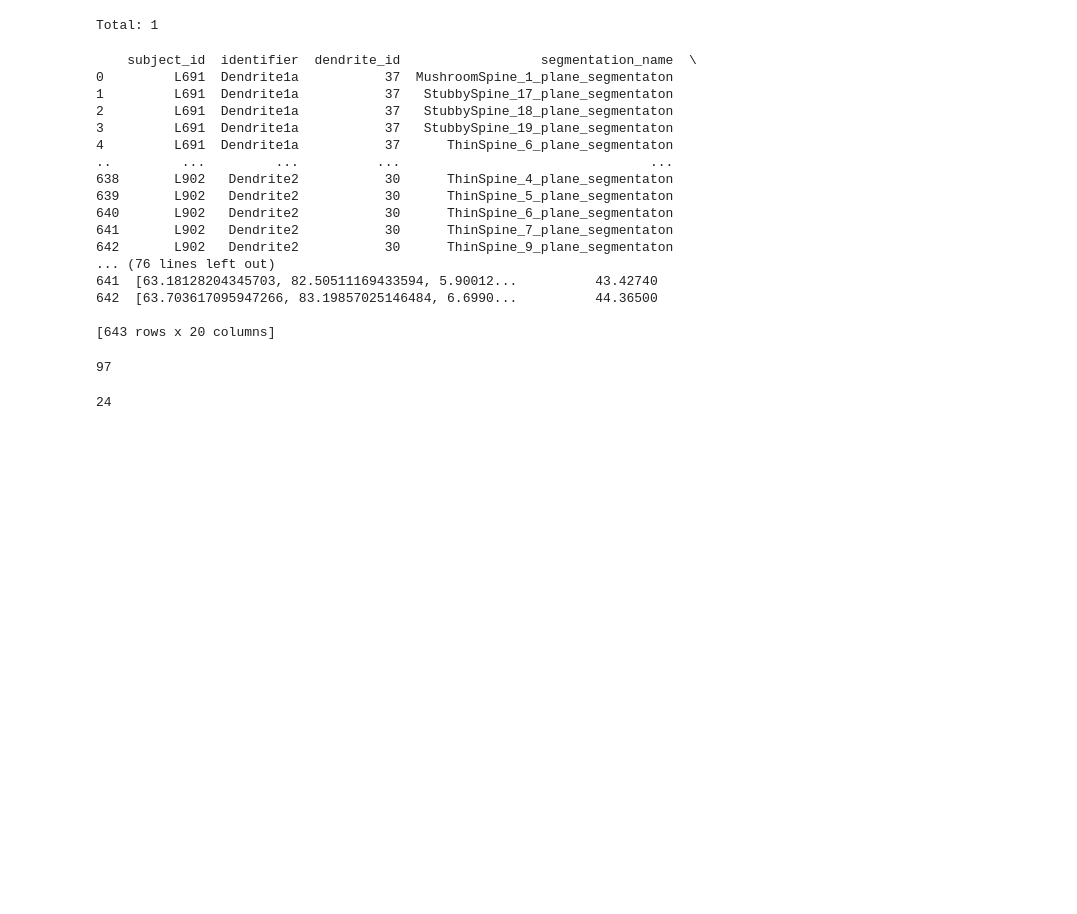
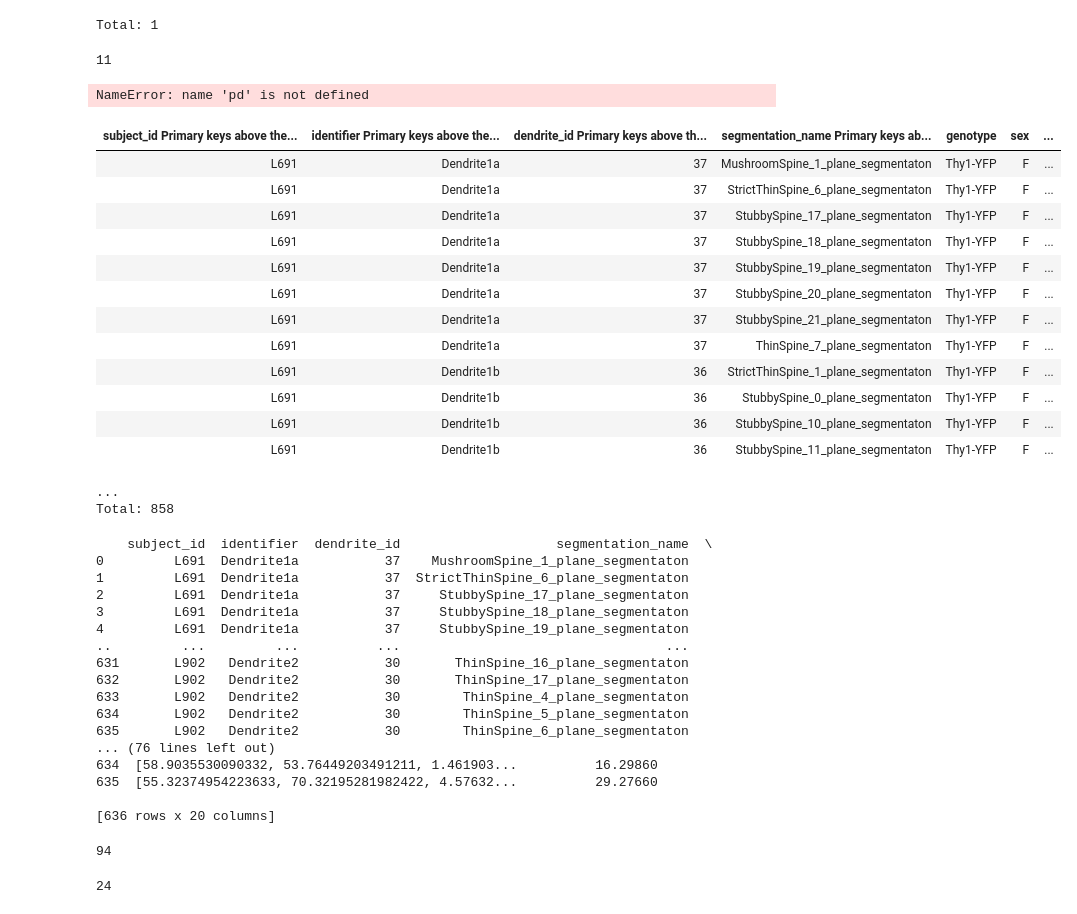
Before and after one commit to MarikeReimer/BlenderApp, a Jupyter notebook: TestAddon/Disc1Display.ipynb, the cells around one changed output. Saved outputs shown, nothing was run; the diff lists cells and outputs as text; code cells hidden in the pictures; blank space fills up the shorter version.

```diff
--- a/TestAddon/Disc1Display.ipynb
+++ b/TestAddon/Disc1Display.ipynb
@@ -85,7 +85,7 @@ class Image_segmentation(dj.Imported):
     length: float
     volume: float
     surface_area:float
-    spine_type: enum('mushroom', 'thin', 'disconnected', 'stubby', 'U')
+    spine_type: enum('mushroom', 'thin', 'disconnected', 'stubby', 'strict_thin, 'U')
     center_of_mass: longblob
     """
     def make(self, key):
@@ -108,6 +108,8 @@ class Image_segmentation(dj.Imported):
                     spine_type = 'disconnected'
                 elif group.name.startswith("Stubby"):
                     spine_type = 'stubby'
+                elif group.name.startswith("Strict"):
+                    spine_type = 'strict_thin'
                 else:
                     spine_type = 'U'
 
@@ -217,6 +219,14 @@ Total: 4
 | subject_id Primary keys above the... | identifier Primary keys above the... | surgery | pharmacology |
 | L736 | Dendrite1 | Contusion | Vehicle 1% DMSO inject IP 4 weeks... |
 Total: 1
+# %%
+#Display info for a Subject with an identifier
+
+frame = pd.DataFrame((mouse&'subject_id = "L831"')*(session & 'identifier = "Dendrite3"')*image_segmentation)
+#(session & image_segmentation & 'subject_id = "L736"' & 'identifier = "Dendrite1"'& distance_to_soma )
+frame
+# %% [output]
+11
 # %%
 #Pivot tables in Excel exclude blank values, so I download this separately to make sure spineless dendrites don't get missed
 frame = pd.DataFrame(mouse*session*dendrite)
@@ -224,33 +234,57 @@ pd.DataFrame(frame).to_csv("C:/Users/meowm/Downloads/SubjList.csv")
 # %%
 #Export pipeline to csv
 frame = pd.DataFrame(mouse*session*dendrite*image_segmentation*distance_to_soma)
-pd.DataFrame(frame).to_csv("C:/Users/meowm/Downloads/UnfilteredDiscData_V1_dendritestart.csv")
+#pd.DataFrame(frame).to_csv("C:/Users/meowm/Downloads/UnfilteredDiscData_Vsad_dendritestart.csv")
+frame
+# %% [output]
+NameError: name 'pd' is not defined
 # %%
 #View pipeline
-mouse*session*dendrite*image_segmentation*distance_to_soma
+#mouse*(session& 'surgery = "Contusion"')*dendrite*image_segmentation*distance_to_soma
+mouse*(session)*dendrite*image_segmentation*distance_to_soma
+# %% [output]
+| subject_id Primary keys above the... | identifier Primary keys above the... | dendrite_id Primary keys above th... | segmentation_name Primary keys ab... | genotype | sex | ... |
+| L691 | Dendrite1a | 37 | MushroomSpine_1_plane_segmentaton | Thy1-YFP | F | ... |
+| L691 | Dendrite1a | 37 | StrictThinSpine_6_plane_segmentaton | Thy1-YFP | F | ... |
+| L691 | Dendrite1a | 37 | StubbySpine_17_plane_segmentaton | Thy1-YFP | F | ... |
+| L691 | Dendrite1a | 37 | StubbySpine_18_plane_segmentaton | Thy1-YFP | F | ... |
+| L691 | Dendrite1a | 37 | StubbySpine_19_plane_segmentaton | Thy1-YFP | F | ... |
+| L691 | Dendrite1a | 37 | StubbySpine_20_plane_segmentaton | Thy1-YFP | F | ... |
+| L691 | Dendrite1a | 37 | StubbySpine_21_plane_segmentaton | Thy1-YFP | F | ... |
+| L691 | Dendrite1a | 37 | ThinSpine_7_plane_segmentaton | Thy1-YFP | F | ... |
+| L691 | Dendrite1b | 36 | StrictThinSpine_1_plane_segmentaton | Thy1-YFP | F | ... |
+| L691 | Dendrite1b | 36 | StubbySpine_0_plane_segmentaton | Thy1-YFP | F | ... |
+| L691 | Dendrite1b | 36 | StubbySpine_10_plane_segmentaton | Thy1-YFP | F | ... |
+| L691 | Dendrite1b | 36 | StubbySpine_11_plane_segmentaton | Thy1-YFP | F | ... |
+...
+Total: 858
 # %%
-#Query for dataset 1.3
-frame = pd.DataFrame(mouse*(session & 'pharmacology = "Vehicle 1% DMSO inject IP 4 weeks after SCI"')*dendrite*(image_segmentation & 'volume >= "0.01"' & 'volume <= "0.8"' &'length >= "0.2"' & 'length <= "3"')*distance_to_soma)
+#Query for dataset 1.3+
+#frame = pd.DataFrame(mouse*(session & 'pharmacology = "Vehicle 1% DMSO inject IP 4 weeks after SCI"')*dendrite*(image_segmentation & 'volume >= "0.01"' & 'volume <= "0.8"' &'length >= "0.2"' & 'length <= "3"')*distance_to_soma)
+
+#TODO: Run this before publication:
+
+frame = pd.DataFrame(mouse*session*dendrite*(image_segmentation & 'volume >= "0.01"' & 'volume <= "0.8"' &'length >= "0.2"' & 'length <= "3"')*distance_to_soma)
 print(frame)
-pd.DataFrame(frame).to_csv("C:/Users/meowm/Downloads/DiscSpinedata_V1.3.csv")
+pd.DataFrame(frame).to_csv("C:/Users/meowm/Downloads/DiscSpinedata_V1.4.csv")
 # %% [output]
-    subject_id  identifier  dendrite_id                  segmentation_name  \
-0         L691  Dendrite1a           37  MushroomSpine_1_plane_segmentaton
-1         L691  Dendrite1a           37   StubbySpine_17_plane_segmentaton
-2         L691  Dendrite1a           37   StubbySpine_18_plane_segmentaton
-3         L691  Dendrite1a           37   StubbySpine_19_plane_segmentaton
-4         L691  Dendrite1a           37      ThinSpine_6_plane_segmentaton
-..         ...         ...          ...                                ...
-638       L902   Dendrite2           30      ThinSpine_4_plane_segmentaton
-639       L902   Dendrite2           30      ThinSpine_5_plane_segmentaton
-640       L902   Dendrite2           30      ThinSpine_6_plane_segmentaton
-641       L902   Dendrite2           30      ThinSpine_7_plane_segmentaton
-642       L902   Dendrite2           30      ThinSpine_9_plane_segmentaton
+    subject_id  identifier  dendrite_id                    segmentation_name  \
+0         L691  Dendrite1a           37    MushroomSpine_1_plane_segmentaton
+1         L691  Dendrite1a           37  StrictThinSpine_6_plane_segmentaton
+2         L691  Dendrite1a           37     StubbySpine_17_plane_segmentaton
+3         L691  Dendrite1a           37     StubbySpine_18_plane_segmentaton
+4         L691  Dendrite1a           37     StubbySpine_19_plane_segmentaton
+..         ...         ...          ...                                  ...
+631       L902   Dendrite2           30       ThinSpine_16_plane_segmentaton
+632       L902   Dendrite2           30       ThinSpine_17_plane_segmentaton
+633       L902   Dendrite2           30        ThinSpine_4_plane_segmentaton
+634       L902   Dendrite2           30        ThinSpine_5_plane_segmentaton
+635       L902   Dendrite2           30        ThinSpine_6_plane_segmentaton
 ... (76 lines left out)
-641  [63.18128204345703, 82.50511169433594, 5.90012...          43.42740
-642  [63.703617095947266, 83.19857025146484, 6.6990...          44.36500
+634  [58.9035530090332, 53.76449203491211, 1.461903...          16.29860
+635  [55.32374954223633, 70.32195281982422, 4.57632...          29.27660
 
-[643 rows x 20 columns]
+[636 rows x 20 columns]
 # %%
 #Didn't meet criteria because too small
 
@@ -258,7 +292,7 @@ frame = pd.DataFrame(mouse*(session & 'pharmacology = "Vehicle 1% DMSO inject IP
 #pd.DataFrame(frame).to_csv("C:/Users/meowm/Downloads/toosmall.csv")
 print(len(frame))
 # %% [output]
-97
+94
 # %%
 #Didn't meet criteria because too big
 frame = pd.DataFrame(mouse*(session & 'pharmacology = "Vehicle 1% DMSO inject IP 4 weeks after SCI"')*dendrite*(image_segmentation & 'volume > "0.8"' or 'length > "3"')*distance_to_soma)
```
Also changed, not shown: parts of 4 cells of this notebook, 3 other files.
